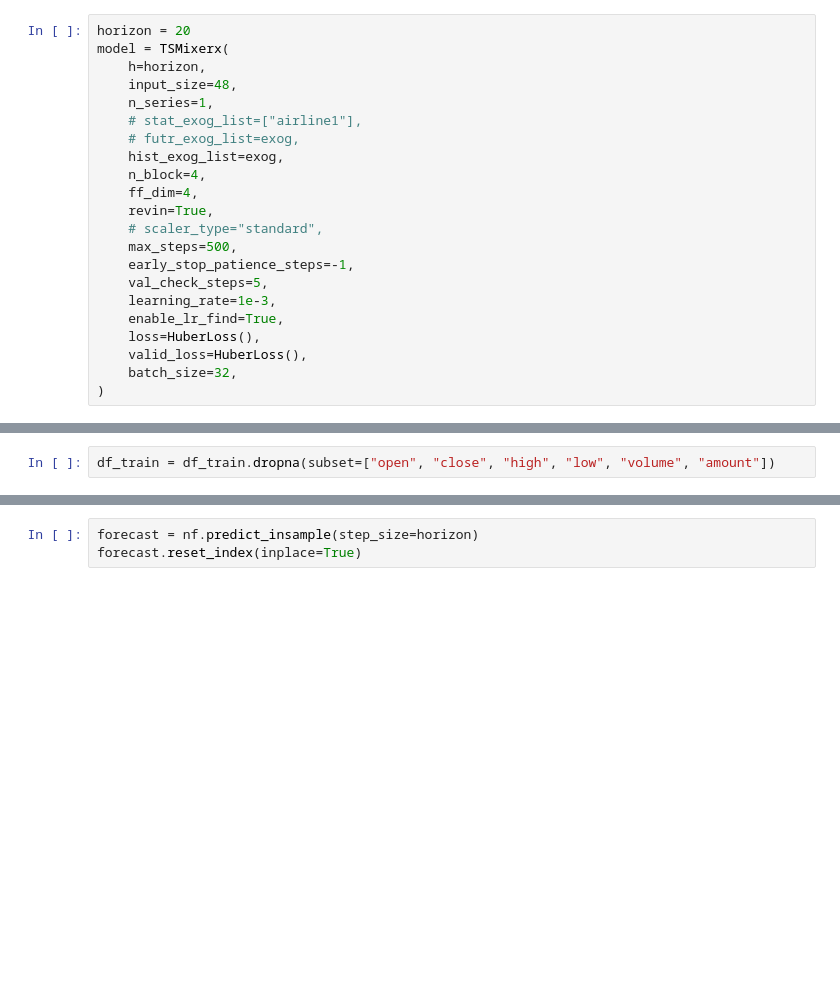
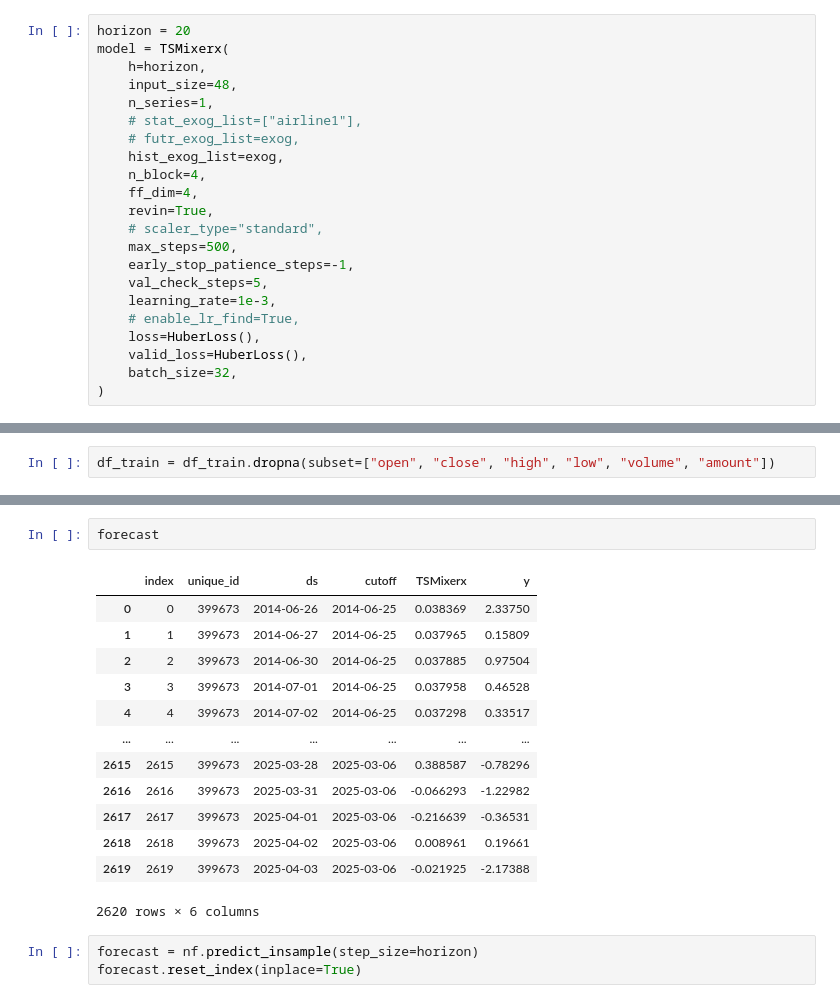
Before and after one commit to agux/marten, a Jupyter notebook: notebooks/neuralforecast/0.1-neuralforecast.ipynb, the cells around one changed output, grey strips where cells are left out. Drawn from its saved outputs; the diff is of its cells as text; blank space fills up the shorter version.

```diff
--- a/notebooks/neuralforecast/0.1-neuralforecast.ipynb
+++ b/notebooks/neuralforecast/0.1-neuralforecast.ipynb
@@ -176,7 +176,7 @@ model = TSMixerx(
     early_stop_patience_steps=-1,
     val_check_steps=5,
     learning_rate=1e-3,
-    enable_lr_find=True,
+    # enable_lr_find=True,
     loss=HuberLoss(),
     valid_loss=HuberLoss(),
     batch_size=32,
@@ -274,3 +271,19 @@ HPU available: False, using: 0 HPUs
+# %%
+forecast
+# %% [output]
+|  | index | unique_id | ds | cutoff | TSMixerx | y |
+| 0 | 0 | 399673 | 2014-06-26 | 2014-06-25 | 0.038369 | 2.33750 |
+| 1 | 1 | 399673 | 2014-06-27 | 2014-06-25 | 0.037965 | 0.15809 |
+| 2 | 2 | 399673 | 2014-06-30 | 2014-06-25 | 0.037885 | 0.97504 |
+| 3 | 3 | 399673 | 2014-07-01 | 2014-06-25 | 0.037958 | 0.46528 |
+| 4 | 4 | 399673 | 2014-07-02 | 2014-06-25 | 0.037298 | 0.33517 |
+| ... | ... | ... | ... | ... | ... | ... |
+| 2615 | 2615 | 399673 | 2025-03-28 | 2025-03-06 | 0.388587 | -0.78296 |
+| 2616 | 2616 | 399673 | 2025-03-31 | 2025-03-06 | -0.066293 | -1.22982 |
+| 2617 | 2617 | 399673 | 2025-04-01 | 2025-03-06 | -0.216639 | -0.36531 |
+| 2618 | 2618 | 399673 | 2025-04-02 | 2025-03-06 | 0.008961 | 0.19661 |
+| 2619 | 2619 | 399673 | 2025-04-03 | 2025-03-06 | -0.021925 | -2.17388 |
+2620 rows × 6 columns
 # %%
 forecast = nf.predict_insample(step_size=horizon)
 forecast.reset_index(inplace=True)
```
Also changed, not shown: parts of 5 cells of this notebook, 2 other files.
